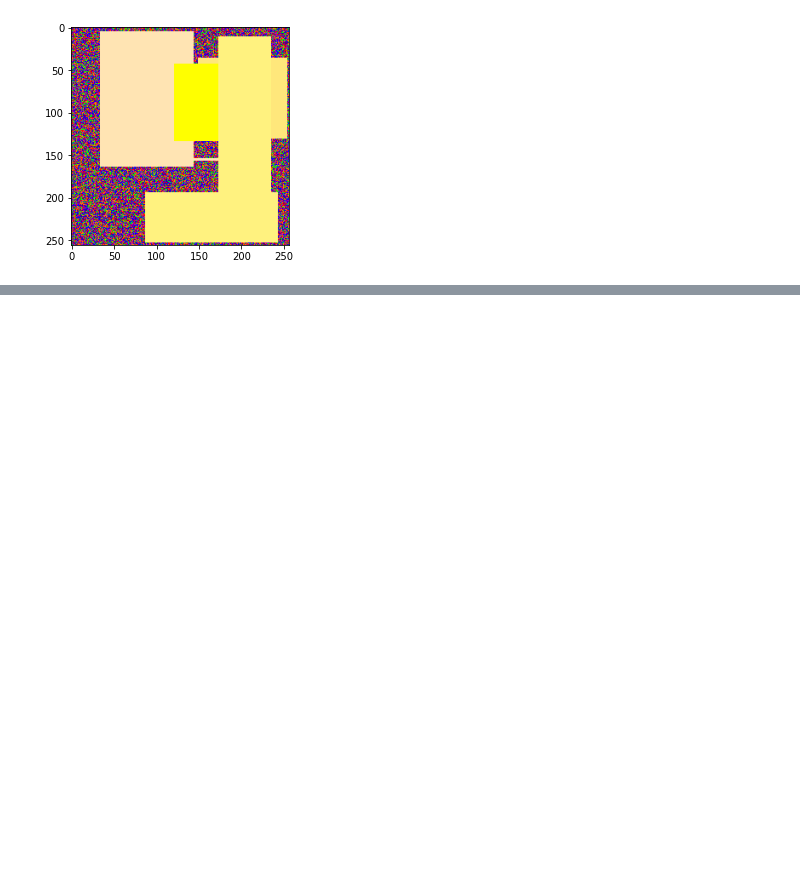
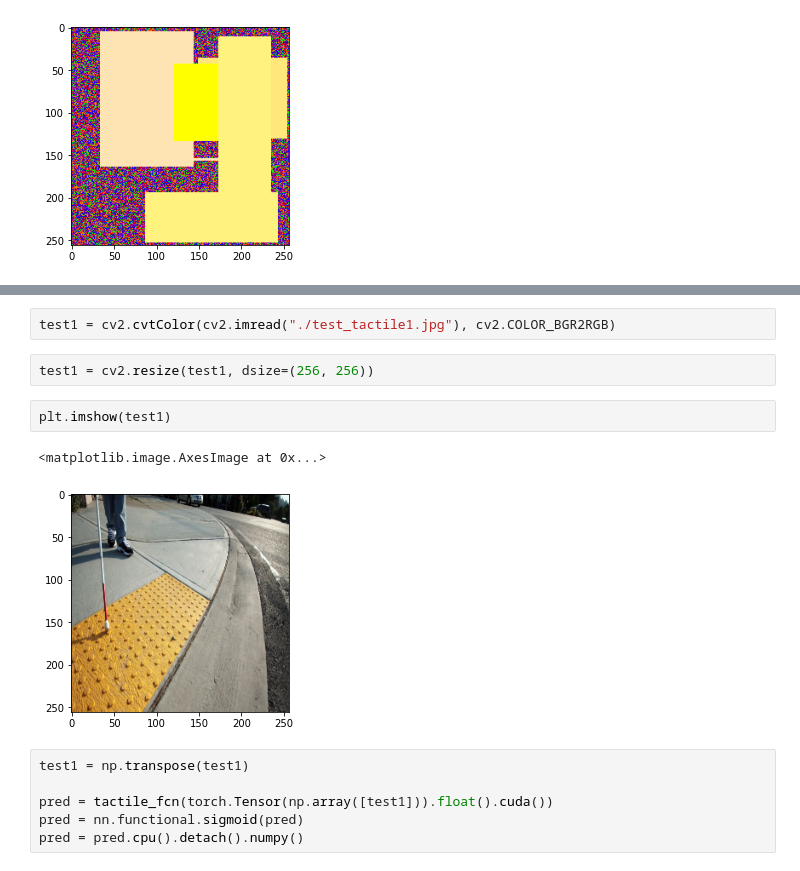
Before and after one commit to SimplePro/TacTileSegmentation, a Jupyter notebook: tactile_segmentation_ai.ipynb, the cells around one changed output, grey strips where cells are left out. Cells and saved outputs as stored; diff of their text form; blank space fills up the shorter version.

```diff
--- a/tactile_segmentation_ai.ipynb
+++ b/tactile_segmentation_ai.ipynb
@@ -228,0 +490,15 @@ plt.imshow(np.transpose(test_x[101]))
+# %%
+test1 = cv2.cvtColor(cv2.imread("./test_tactile1.jpg"), cv2.COLOR_BGR2RGB)
+# %%
+test1 = cv2.resize(test1, dsize=(256, 256))
+# %%
+plt.imshow(test1)
+# %% [output]
+<matplotlib.image.AxesImage at 0x...>
+[figure, added]
+# %%
+test1 = np.transpose(test1)
+
+pred = tactile_fcn(torch.Tensor(np.array([test1])).float().cuda())
+pred = nn.functional.sigmoid(pred)
+pred = pred.cpu().detach().numpy()
```
Also changed, not shown: parts of 17 cells of this notebook.
